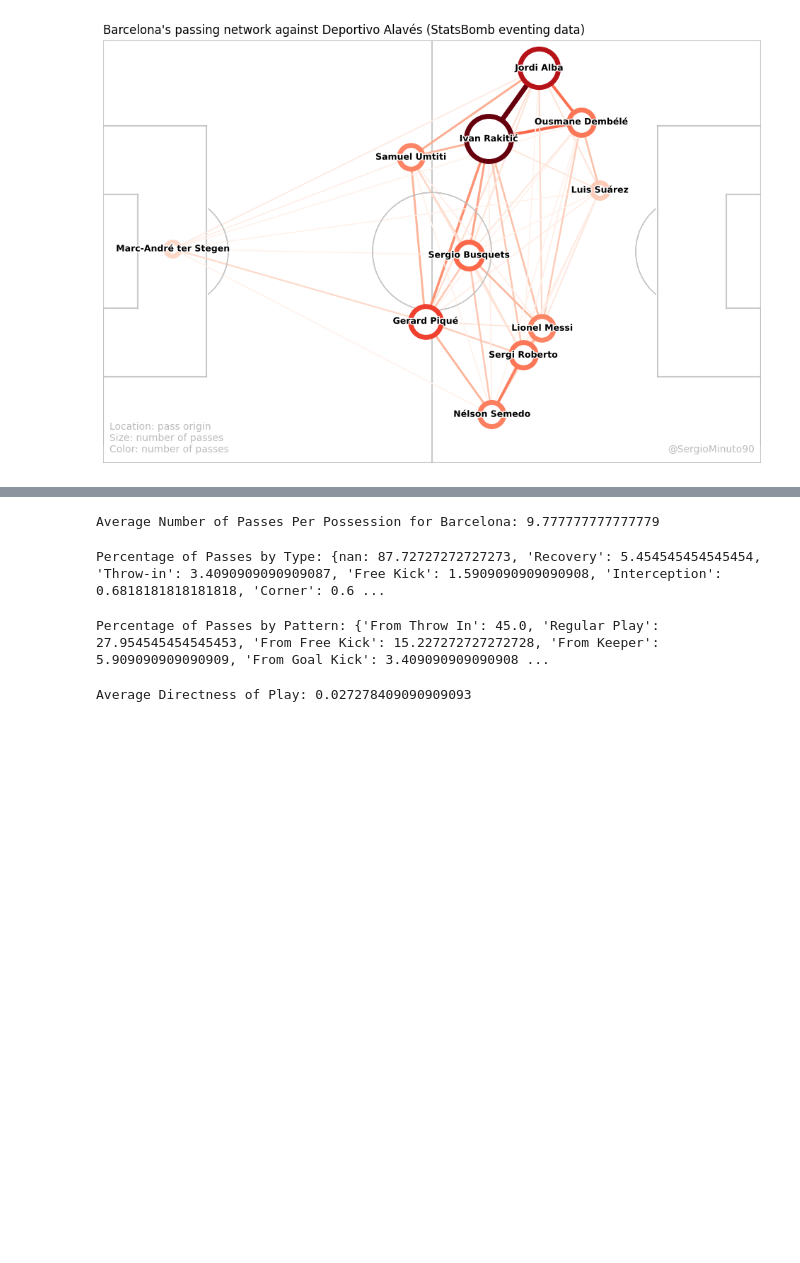
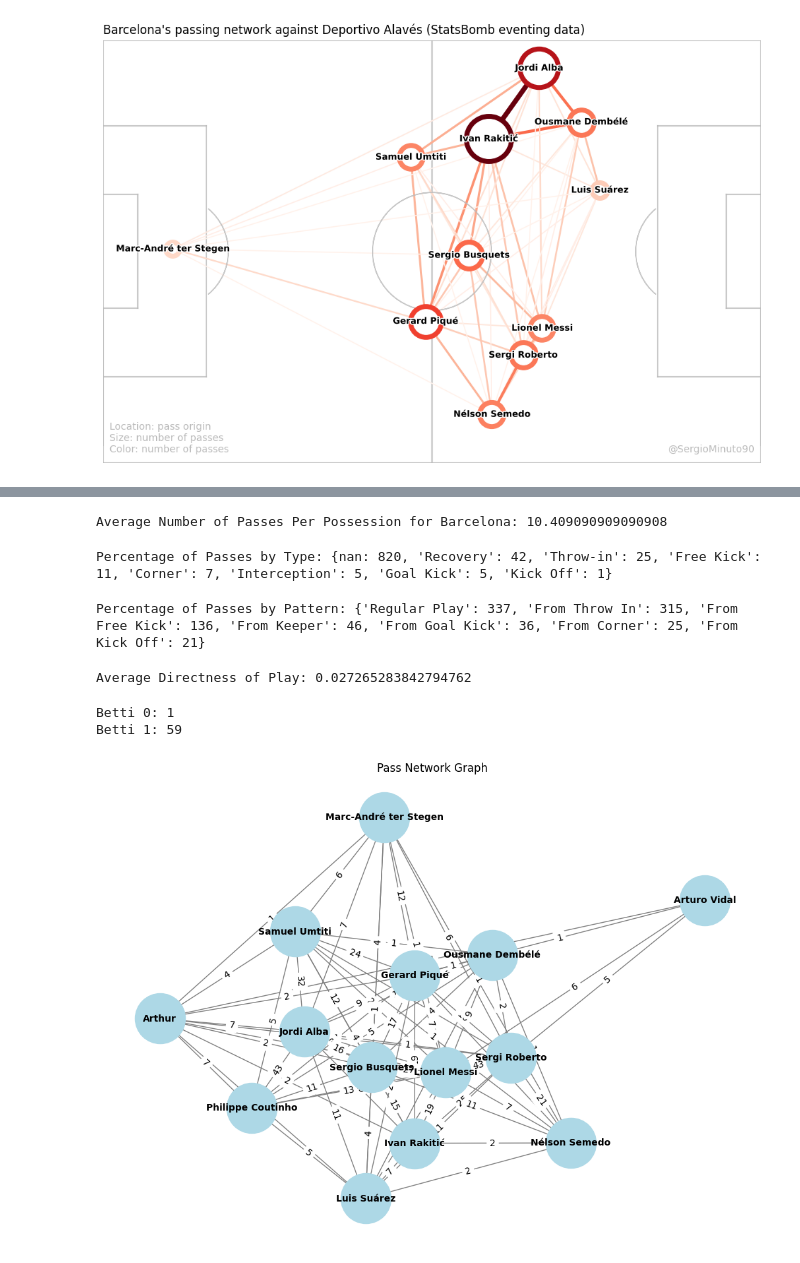
Before and after one commit to shreyan241/DSC-241-Soccer-TDA, a Jupyter notebook: demo/Demo Eventing.ipynb, the cells around one changed output, grey strips where cells are left out. Cells and saved outputs as stored; diff of their text form; code cells hidden in the pictures; blank space fills up the shorter version.

Commit message:
betti number code

```diff
--- a/demo/Demo Eventing.ipynb
+++ b/demo/Demo Eventing.ipynb
@@ -196,9 +198,9 @@ plt.savefig("demo/{0}.png".format(plot_name))
 - Betti Number 1
 # %%
 df_new = df_events[(df_events.type_name == "Pass") &
-                      (df_events.team_name == team_name) &
-                      (df_events.minute < num_minutes)].copy()
-df_new.reset_index(inplace=True)
+                    (df_events.team_name == team_name) &
+                    (df_events.pass_outcome_name != 'Injury Clearance')].copy()
+df_new.reset_index(drop=True, inplace=True)
 
 def get_name_or_default(name):
     if not name or pd.isna(name):  # Checks if name is None or NaN
@@ -212,7 +214,9 @@ df_new["player_name"] = df_new.player_name.apply(lambda x: names_dict[x] if name
 
 df_new["origin_pos_x"] = df_new.location.apply(lambda x: _statsbomb_to_point(x)[0])
 df_new["origin_pos_y"] = df_new.location.apply(lambda x: _statsbomb_to_point(x)[1])
+df_new_no_gk = df_new[df_new["position_name"]!= 'Goalkeeper']
 player_position = df_new.groupby("player_name").agg({"origin_pos_x": "median", "origin_pos_y": "median"})
+player_position_no_gk = df_new_no_gk.groupby("player_name").agg({"origin_pos_x": "median", "origin_pos_y": "median"})
 
 # df_new["pair_key"] = df_new.apply(lambda x: "_".join(sorted([x["player_name"], x["pass_recipient_name"]])), axis=1)
 df_new["pair_key"] = df_new.apply(
@@ -316,31 +319,31 @@ def calculate_global_avg_passes_per_possession(df, team_name):
 
 # Assuming df_new is your DataFrame, and "Barcelona" is the team you're analyzing
 average_passes_per_possession = calculate_global_avg_passes_per_possession(df, "Barcelona")
-print("Average Number of Passes Per Possession for Barcelona:", average_passes_per_possession)
+print(f"Average Number of Passes Per Possession for {team_name}:", average_passes_per_possession)
 # %% [output]
-Average Number of Passes Per Possession for Barcelona: 9.777777777777779
+Average Number of Passes Per Possession for Barcelona: 10.409090909090908
 # %%
 def get_percentage_pass_types(df):
     # Count the number of each pass type and normalize to get the percentage
-    pass_type_counts = df['pass_type_name'].value_counts(normalize=True, dropna=False) * 100
+    pass_type_counts = df['pass_type_name'].value_counts(dropna=False)
     return pass_type_counts.to_dict()
 
 # Assuming df_new is your DataFrame
 pass_type_percentage = get_percentage_pass_types(df)
 print("Percentage of Passes by Type:", pass_type_percentage)
 # %% [output]
-Percentage of Passes by Type: {nan: 87.72727272727273, 'Recovery': 5.454545454545454, 'Throw-in': 3.4090909090909087, 'Free Kick': 1.5909090909090908, 'Interception': 0.6818181818181818, 'Corner': 0.6 ...
+Percentage of Passes by Type: {nan: 820, 'Recovery': 42, 'Throw-in': 25, 'Free Kick': 11, 'Corner': 7, 'Interception': 5, 'Goal Kick': 5, 'Kick Off': 1}
 # %%
 def get_percentage_pass_patterns(df):
     # Count the number of each pass pattern and normalize to get the percentage
-    pass_pattern_counts = df['play_pattern_name'].value_counts(normalize=True, dropna=False) * 100
+    pass_pattern_counts = df['play_pattern_name'].value_counts(dropna=False)
     return pass_pattern_counts.to_dict()
 
 # Assuming df_new is your DataFrame
 pass_pattern_percentage = get_percentage_pass_patterns(df)
 print("Percentage of Passes by Pattern:", pass_pattern_percentage)
 # %% [output]
-Percentage of Passes by Pattern: {'From Throw In': 45.0, 'Regular Play': 27.954545454545453, 'From Free Kick': 15.227272727272728, 'From Keeper': 5.909090909090909, 'From Goal Kick': 3.409090909090908 ...
+Percentage of Passes by Pattern: {'Regular Play': 337, 'From Throw In': 315, 'From Free Kick': 136, 'From Keeper': 46, 'From Goal Kick': 36, 'From Corner': 25, 'From Kick Off': 21}
 # %%
 def calculate_directness_of_play(df):
     # Extract the x-coordinates from the normalized position arrays
@@ -360,4 +363,49 @@ def calculate_directness_of_play(df):
 average_directness = calculate_directness_of_play(df)
 print("Average Directness of Play:", average_directness)
 # %% [output]
-Average Directness of Play: 0.027278409090909093
+Average Directness of Play: 0.027265283842794762
+# %%
+pair_pass_count['pair_key'] = pair_pass_count.index
+# %%
+df = pd.DataFrame(pair_pass_count)
+df.set_index('pair_key', inplace=True)
+
+# Function to calculate Betti numbers
+def calculate_betti_numbers(graph):
+    # Compute the number of connected components (Betti 0)
+    betti_0 = nx.number_connected_components(graph)
+
+    # Compute the number of edges and nodes
+    num_edges = graph.number_of_edges()
+    num_nodes = graph.number_of_nodes()
+
+    # Compute the rank of the cycle space (Betti 1)
+    betti_1 = num_edges - num_nodes + betti_0
+
+    return betti_0, betti_1
+
+# Create a graph from the DataFrame
+G = nx.Graph()
+
+# Add edges to the graph
+for pair_key, num_passes in df['num_passes'].items():
+    player1, player2 = pair_key.split('_')
+    G.add_edge(player1, player2, weight=num_passes)
+
+# Calculate Betti numbers for the graph
+betti_0, betti_1 = calculate_betti_numbers(G)
+print(f"Betti 0: {betti_0}")
+print(f"Betti 1: {betti_1}")
+
+# Plot the graph for visualization
+pos = nx.spring_layout(G)
+plt.figure(figsize=(10, 7))
+nx.draw(G, pos, with_labels=True, node_color='lightblue', edge_color='gray', node_size=3000, font_size=10, font_weight='bold')
+labels = nx.get_edge_attributes(G, 'weight')
+nx.draw_networkx_edge_labels(G, pos, edge_labels=labels)
+plt.title("Pass Network Graph")
+plt.show()
+# %% [output]
+Betti 0: 1
+Betti 1: 59
+[figure, added]
```
Also changed, not shown: parts of 9 cells of this notebook, 1 other file.
